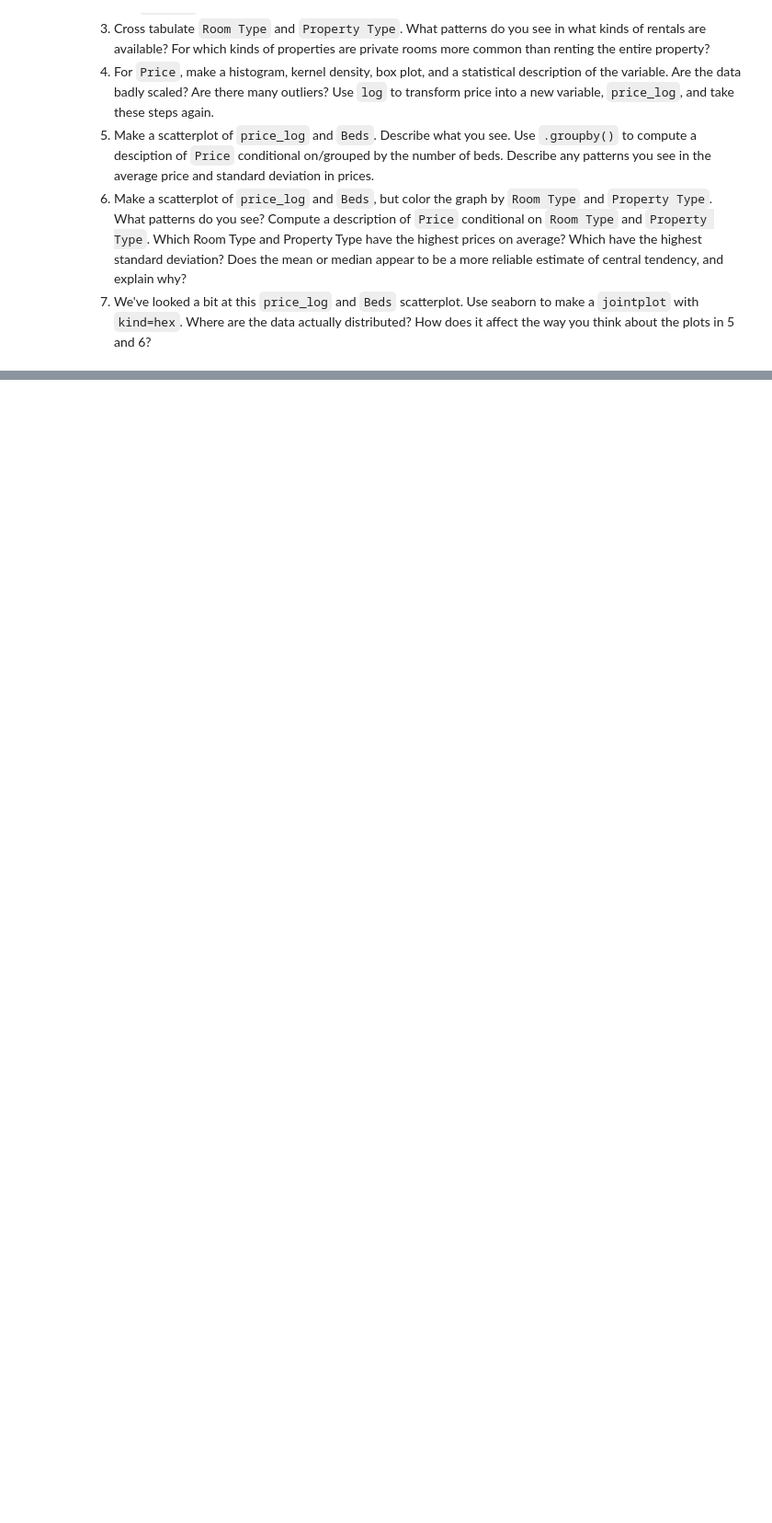
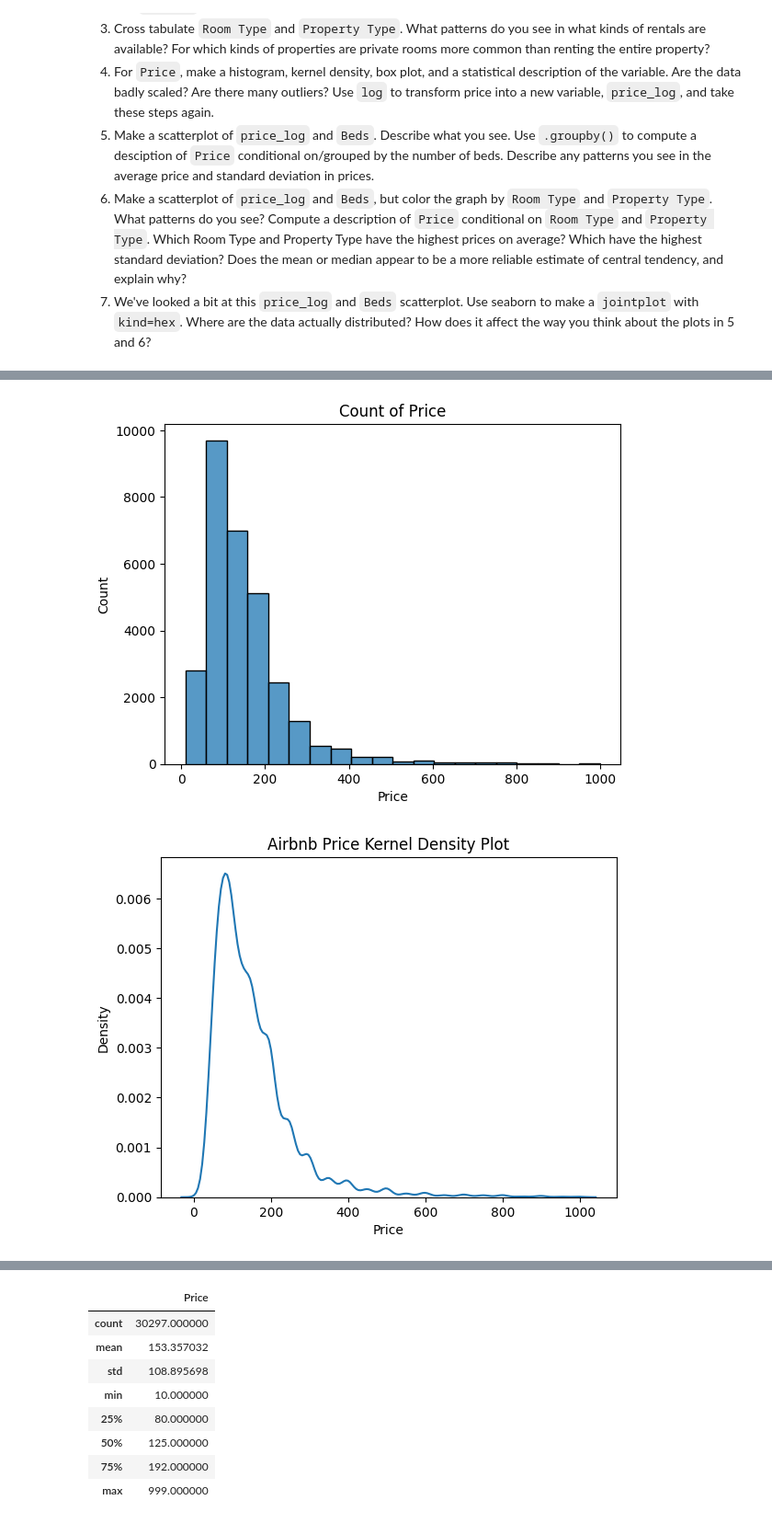
Before and after one commit to KaranRawatUVA/EDA, a Jupyter notebook: assignment/assignment.ipynb, the cells around one changed output, grey strips where cells are left out. Shown at 92% size. Drawn from its saved outputs; the diff is of its cells as text; code cells hidden in the pictures; blank space fills up the shorter version.

```diff
--- a/assignment/assignment.ipynb
+++ b/assignment/assignment.ipynb
@@ -237,3 +248,7 @@ dtype: int64
   5. Make a scatterplot of `price_log` and `Beds`. Describe what you see. Use `.groupby()` to compute a desciption of `Price` conditional on/grouped by the number of beds. Describe any patterns you see in the average price and standard deviation in prices.
   6. Make a scatterplot of `price_log` and `Beds`, but color the graph by `Room Type` and `Property Type`. What patterns do you see? Compute a description of `Price` conditional on `Room Type` and `Property Type`. Which Room Type and Property Type have the highest prices on average? Which have the highest standard deviation? Does the mean or median appear to be a more reliable estimate of central tendency, and explain why?
   7. We've looked a bit at this `price_log` and `Beds` scatterplot. Use seaborn to make a `jointplot` with `kind=hex`. Where are the data actually distributed? How does it affect the way you think about the plots in 5 and 6?
+# %%
+# 1
+
+df_airbnb = pd.read_csv('/content/EDA/assignment/data/airbnb_hw.csv')
@@ -239,0 +302,28 @@ dtype: int64
+# %%
+# Have to turn Price col numeric
+
+var = 'Price'
+
+df_airbnb[var] = pd.to_numeric(df_airbnb[var], errors='coerce')
+# %%
+var = 'Price'
+x = sns.histplot(data=df_airbnb, x=var, bins=20)
+x.set_title('Count of Price')
+plt.show()
+
+
+
+y = sns.kdeplot(data=df_airbnb, x=var)
+y.set_title('Airbnb Price Kernel Density Plot')
+
+plt.show()
+
+z = sns.boxplot(df_airbnb[var])
+z.set_title('Airbnb Price Boxplot')
+
+plt.show()
+
+df_airbnb[var].describe()
+# %% [output]
+[figure, added]
+[figure, added]
@@ -239,0 +331,9 @@ dtype: int64
+|  | Price |
+| count | 30297.000000 |
+| mean | 153.357032 |
+| std | 108.895698 |
+| min | 10.000000 |
+| 25% | 80.000000 |
+| 50% | 125.000000 |
+| 75% | 192.000000 |
+| max | 999.000000 |
```
Also changed, not shown: parts of 20 cells of this notebook.
